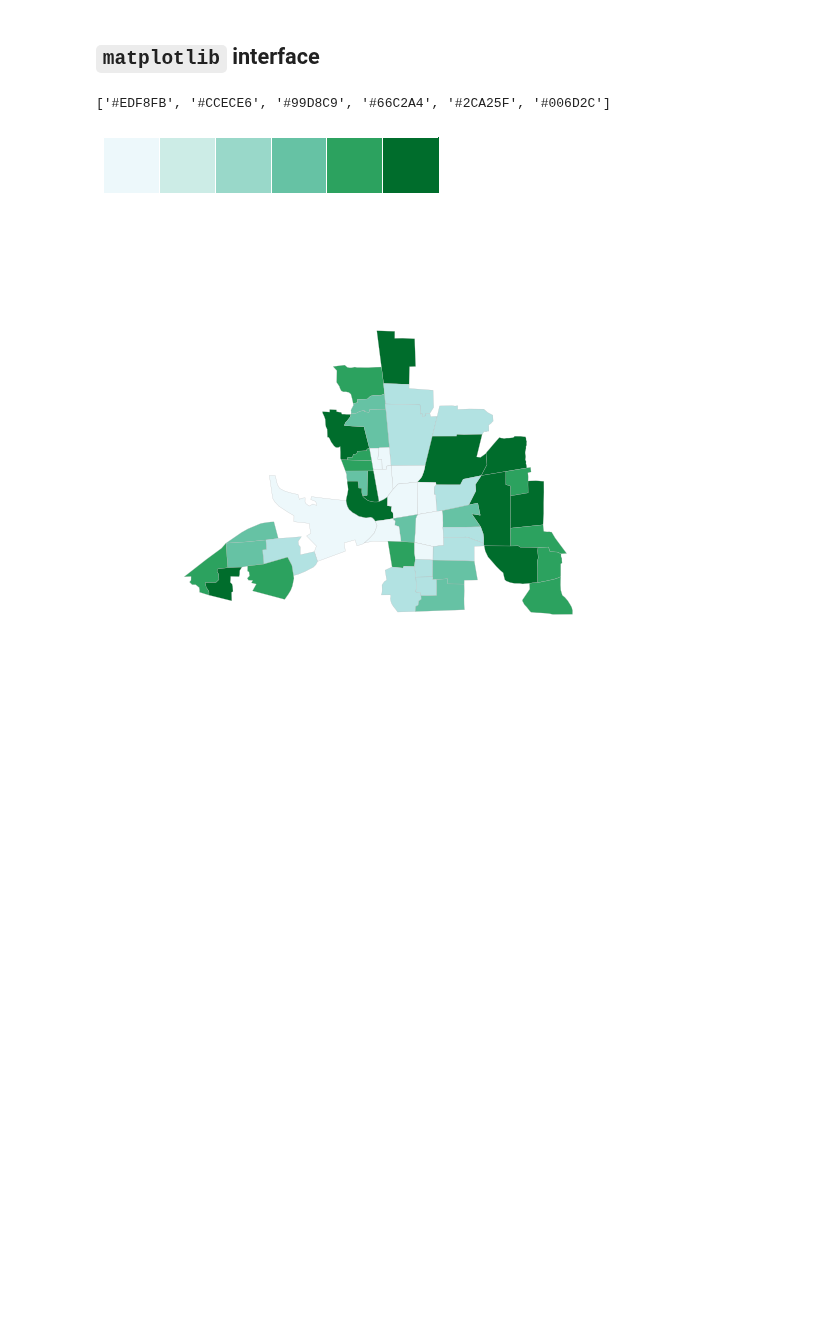
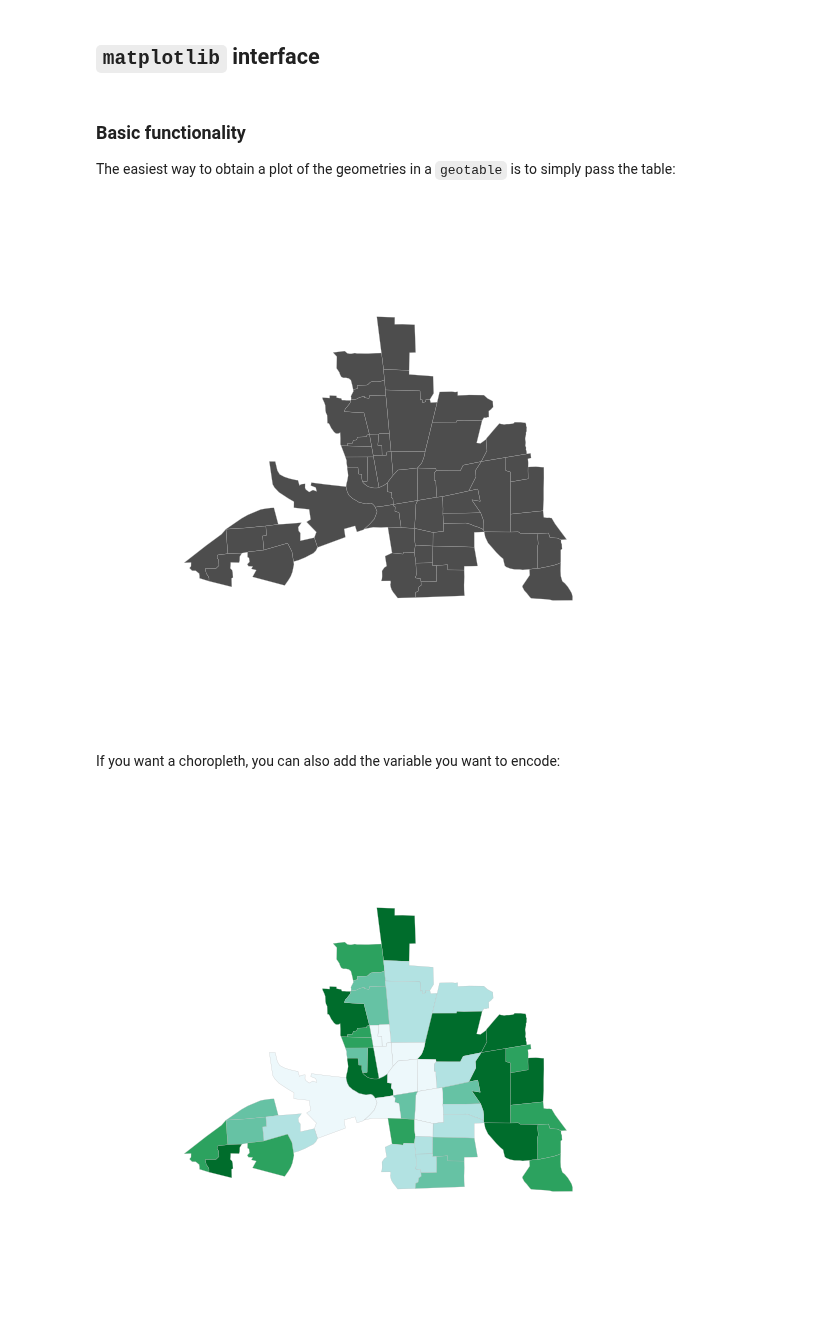
Before and after one commit to pysal/splot, a Jupyter notebook: geotable_plot.ipynb, the cells around one changed output. Saved outputs shown, nothing was run; the diff lists cells and outputs as text; code cells hidden in the pictures; blank space fills up the shorter version.

```diff
--- a/geotable_plot.ipynb
+++ b/geotable_plot.ipynb
@@ -85,13 +57,13 @@ colors = pd.Series(colors.tolist(), index=db.index)
-# %%
-pltt = maps.get_color_map(k=6)
-pltt
-# %% [output]
-['#EDF8FB', '#CCECE6', '#99D8C9', '#66C2A4', '#2CA25F', '#006D2C']
-# %%
-#pltt = sns.color_palette('viridis', 6)
-sns.palplot(pltt)
-# %% [output]
-[figure, removed]
+# %% [markdown]
+### Basic functionality
+
+The easiest way to obtain a plot of the geometries in a `geotable` is to simply pass the table:
+# %%
+maps.geoplot(db)
+# %% [output]
+[figure, added]
+# %% [markdown]
+If you want a choropleth, you can also add the variable you want to encode:
 # %%
 maps.geoplot(db, 'HOVAL')
 # %% [output]
```
Also changed, not shown: parts of 19 cells of this notebook, 2 other files.
